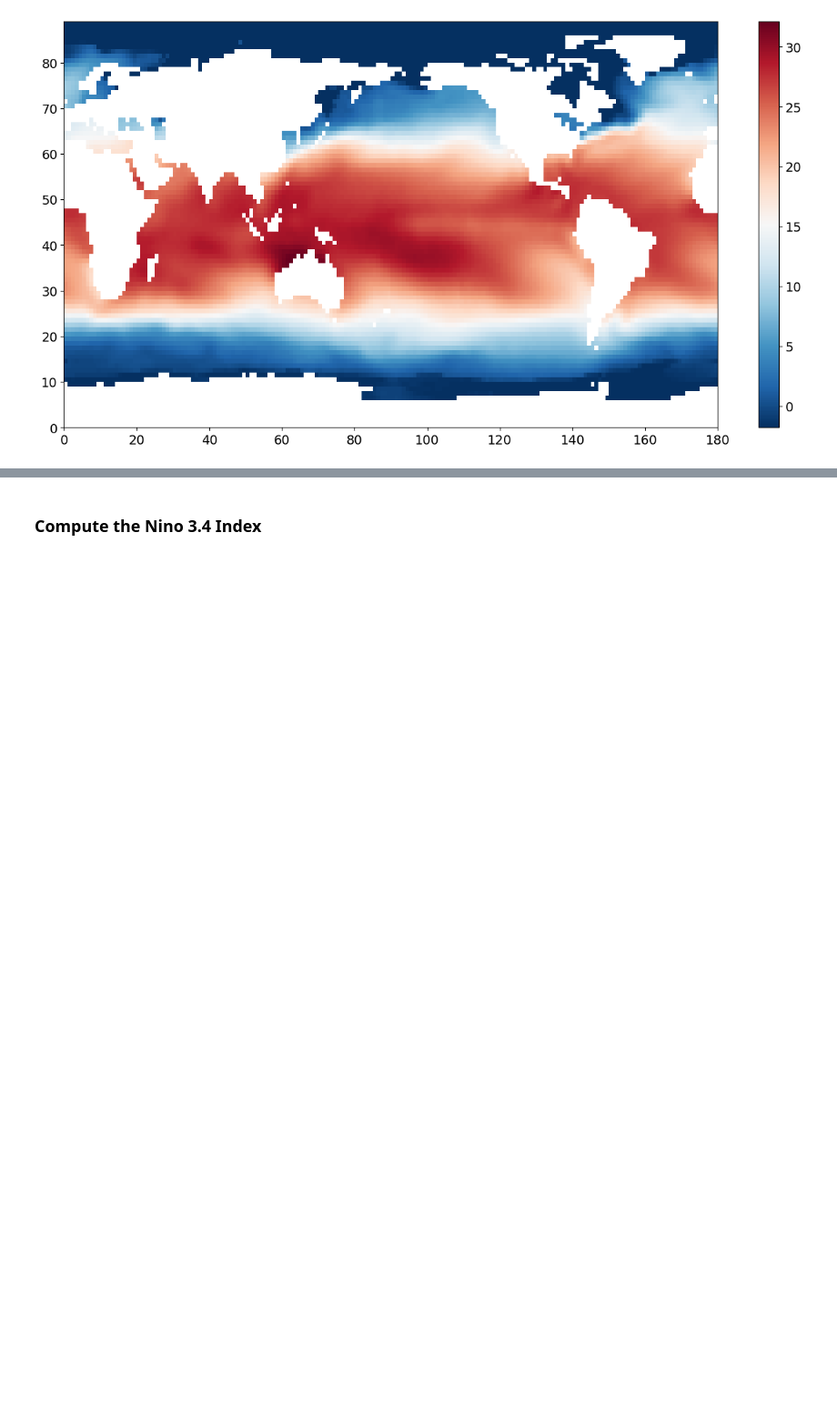
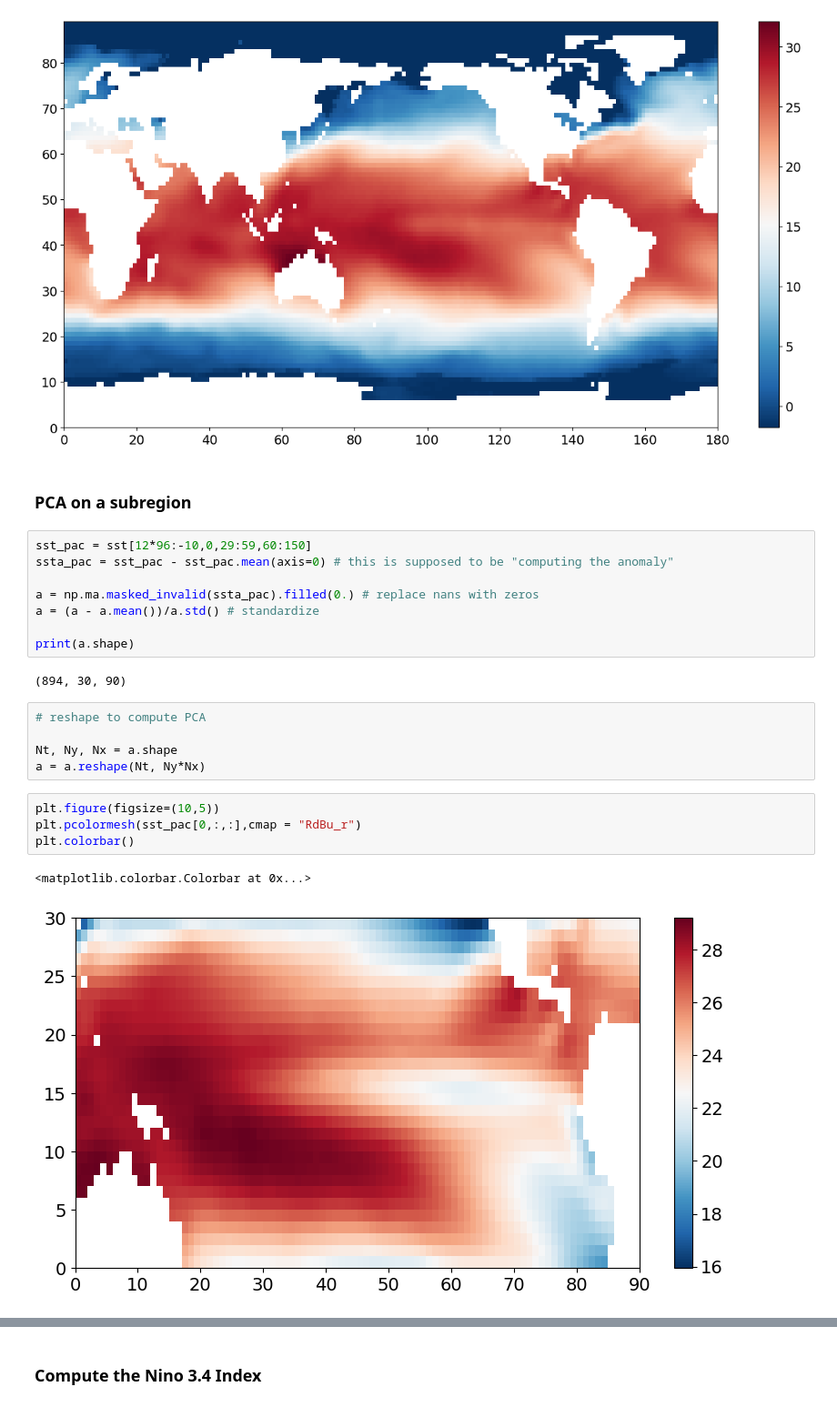
Before and after one commit to lorenzosquadrani/lorenzosquadrani.github.io, a Jupyter notebook: _notes/math/algebra/climate_PCA_example.ipynb, the cells around one changed output, grey strips where cells are left out. Shown at 91% size. Drawn from its saved outputs; the diff is of its cells as text; blank space fills up the shorter version.

```diff
--- a/_notes/math/algebra/climate_PCA_example.ipynb
+++ b/_notes/math/algebra/climate_PCA_example.ipynb
@@ -61,3 +63,27 @@ plt.colorbar()
 plt.show()
 # %% [output]
 [figure]
+# %% [markdown]
+### PCA on a subregion
+# %%
+sst_pac = sst[12*96:-10,0,29:59,60:150]
+ssta_pac = sst_pac - sst_pac.mean(axis=0) # this is supposed to be "computing the anomaly"
+
+a = np.ma.masked_invalid(ssta_pac).filled(0.) # replace nans with zeros
+a = (a - a.mean())/a.std() # standardize
+
+print(a.shape)
+# %% [output]
+(894, 30, 90)
+# %%
+# reshape to compute PCA
+
+Nt, Ny, Nx = a.shape
+a = a.reshape(Nt, Ny*Nx)
+# %%
+plt.figure(figsize=(10,5))
+plt.pcolormesh(sst_pac[0,:,:],cmap = "RdBu_r")
+plt.colorbar()
+# %% [output]
+<matplotlib.colorbar.Colorbar at 0x...>
+[figure, added]
```
Also changed, not shown: parts of 4 cells of this notebook, 4 other files.
